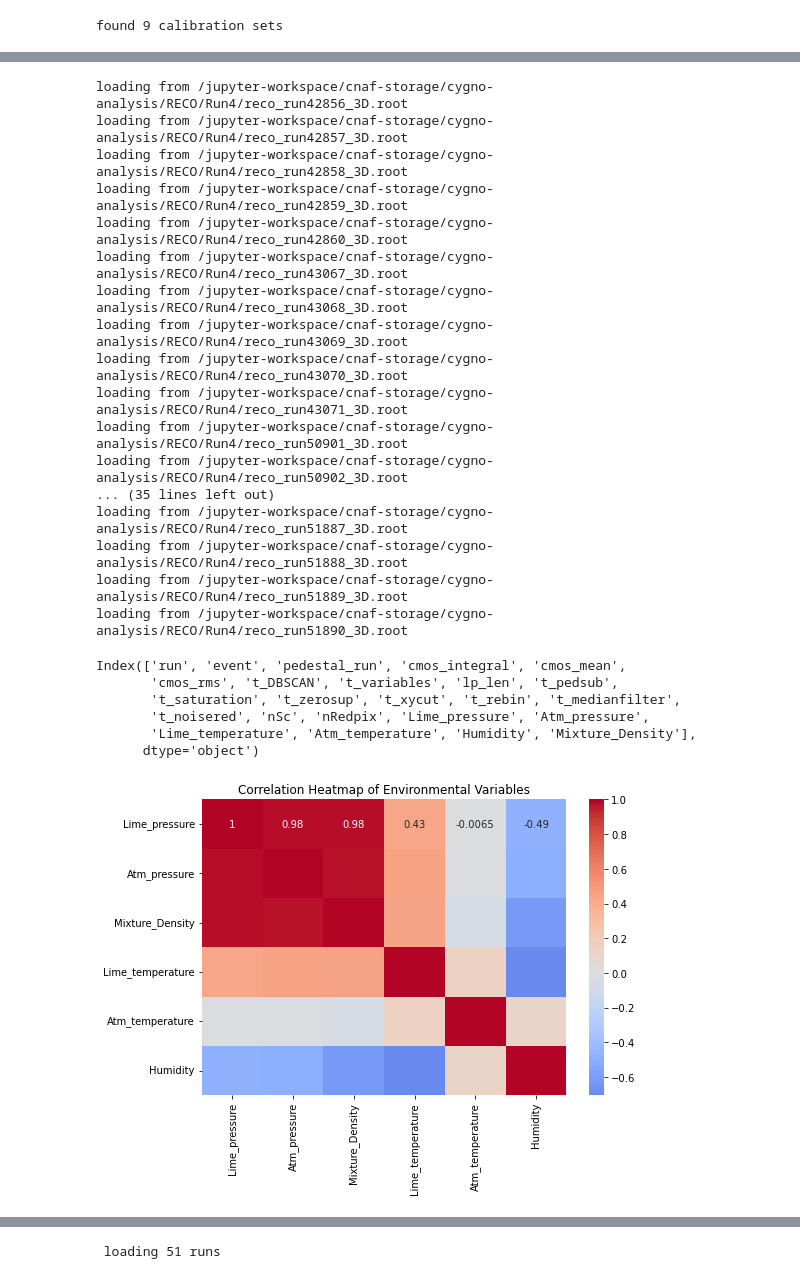
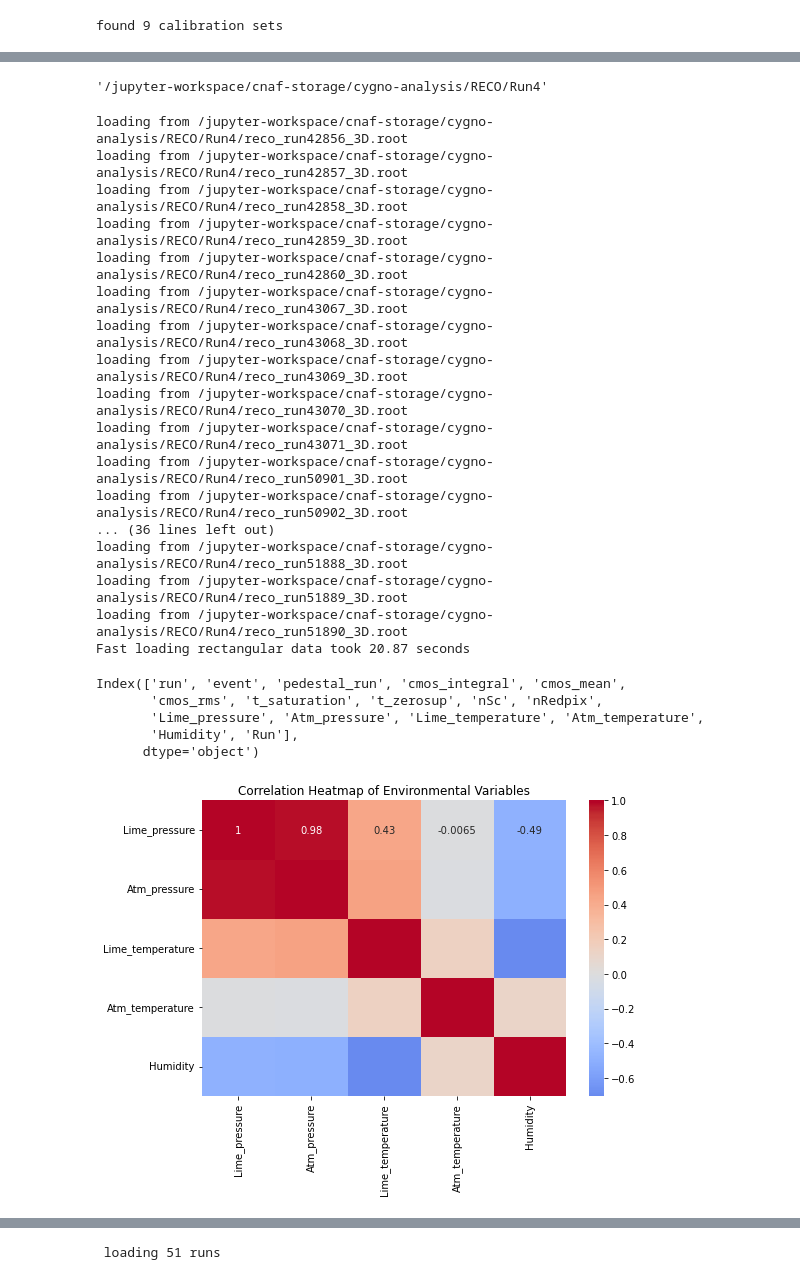
Before and after one commit to famaro77/Run4_lowgain, a Jupyter notebook: 001_environmental_parameters.ipynb, the cells around one changed output, grey strips where cells are left out. Saved outputs shown, nothing was run; the diff lists cells and outputs as text; code cells hidden in the pictures.

```diff
--- a/001_environmental_parameters.ipynb
+++ b/001_environmental_parameters.ipynb
@@ -119,7 +19,7 @@ from configs import *
 from functions import *
 # %%
 f"setting the folder to save the outputs"
-main_folder_to_save = '001_environmental_paramters_SAVE_DATA'
+main_folder_to_save = '../001_environmental_paramters_SAVE_DATA'
 if not os.path.exists(main_folder_to_save):
     os.makedirs(main_folder_to_save)
 # %%
@@ -296,9 +145,18 @@ run_list_to_load = all_run_numbers_list#selected_runs_df['run']#[0:2]
 f"setting the path to the cloud folder with the data"
 run_to_analyse = f"Run4"
 data_directory = f"/jupyter-workspace/cnaf-storage/cygno-analysis/RECO/{run_to_analyse}"
+# %%
+data_directory
+# %% [output]
+'/jupyter-workspace/cnaf-storage/cygno-analysis/RECO/Run4'
 # %%
+import time
+start = time.time()
 f"loading the rectangular data"
-rectangular_data_df = load_rectangular_data(run_list_to_load, data_directory)
+rectangular_data_df = load_rectangular_data_fast(run_list_to_load, data_directory)
+end = time.time()
+elapsed = end - start
+print(f"Fast loading rectangular data took {elapsed:.2f} seconds")
 # %% [output]
 loading from /jupyter-workspace/cnaf-storage/cygno-analysis/RECO/Run4/reco_run42856_3D.root
 loading from /jupyter-workspace/cnaf-storage/cygno-analysis/RECO/Run4/reco_run42857_3D.root
@@ -312,40 +170,41 @@ loading from /jupyter-workspace/cnaf-storage/cygno-analysis/RECO/Run4/reco_run43
 loading from /jupyter-workspace/cnaf-storage/cygno-analysis/RECO/Run4/reco_run43071_3D.root
 loading from /jupyter-workspace/cnaf-storage/cygno-analysis/RECO/Run4/reco_run50901_3D.root
 loading from /jupyter-workspace/cnaf-storage/cygno-analysis/RECO/Run4/reco_run50902_3D.root
-... (35 lines left out)
-loading from /jupyter-workspace/cnaf-storage/cygno-analysis/RECO/Run4/reco_run51887_3D.root
+... (36 lines left out)
 loading from /jupyter-workspace/cnaf-storage/cygno-analysis/RECO/Run4/reco_run51888_3D.root
 loading from /jupyter-workspace/cnaf-storage/cygno-analysis/RECO/Run4/reco_run51889_3D.root
 loading from /jupyter-workspace/cnaf-storage/cygno-analysis/RECO/Run4/reco_run51890_3D.root
+Fast loading rectangular data took 20.87 seconds
 # %%
 f"selecting environmental data for each run, by averaging the values on rectangular data for the events"
 environmental_df = rectangular_data_df.groupby("run")[['Lime_pressure', 'Atm_pressure',
-       'Lime_temperature', 'Atm_temperature', 'Humidity', 'Mixture_Density']].mean().reset_index()
+       'Lime_temperature', 'Atm_temperature', 'Humidity',# 'Mixture_Density'
+                                                      ]].mean().reset_index()
 # %%
 rectangular_data_df.columns
 # %% [output]
 Index(['run', 'event', 'pedestal_run', 'cmos_integral', 'cmos_mean',
-       'cmos_rms', 't_DBSCAN', 't_variables', 'lp_len', 't_pedsub',
-       't_saturation', 't_zerosup', 't_xycut', 't_rebin', 't_medianfilter',
-       't_noisered', 'nSc', 'nRedpix', 'Lime_pressure', 'Atm_pressure',
-       'Lime_temperature', 'Atm_temperature', 'Humidity', 'Mixture_Density'],
+       'cmos_rms', 't_saturation', 't_zerosup', 'nSc', 'nRedpix',
+       'Lime_pressure', 'Atm_pressure', 'Lime_temperature', 'Atm_temperature',
+       'Humidity', 'Run'],
       dtype='object')
 # %%
 f"checking correlations between environmental variables"
-predictors = ['Lime_pressure', 'Atm_pressure', 'Mixture_Density', 'Lime_temperature',
+predictors = ['Lime_pressure', 'Atm_pressure', #'Mixture_Density',
+              'Lime_temperature',
               'Atm_temperature', 'Humidity', ]
 
 corr_matrix = environmental_df[predictors].corr()
 
 plt.figure(figsize=(8,6))
 sns.heatmap(corr_matrix, annot=True, cmap='coolwarm', center=0)
 plt.title("Correlation Heatmap of Environmental Variables")
 plt.tight_layout()
 
 plt.savefig(os.path.join(main_folder_to_save, 'predictors_heatmap.png'))
 plt.show()
 # %% [output]
-[figure, old version]
+[figure, new version]
 # %%
 f"Lime_pressure, Atm_pressure and Mixture_Density are highly correlated, so we drop the two later"
 predictors = [x for x in predictors if x not in ['Mixture_Density', 'Atm_pressure']]
```
Also changed, not shown: parts of 52 cells of this notebook, 5 other files.
